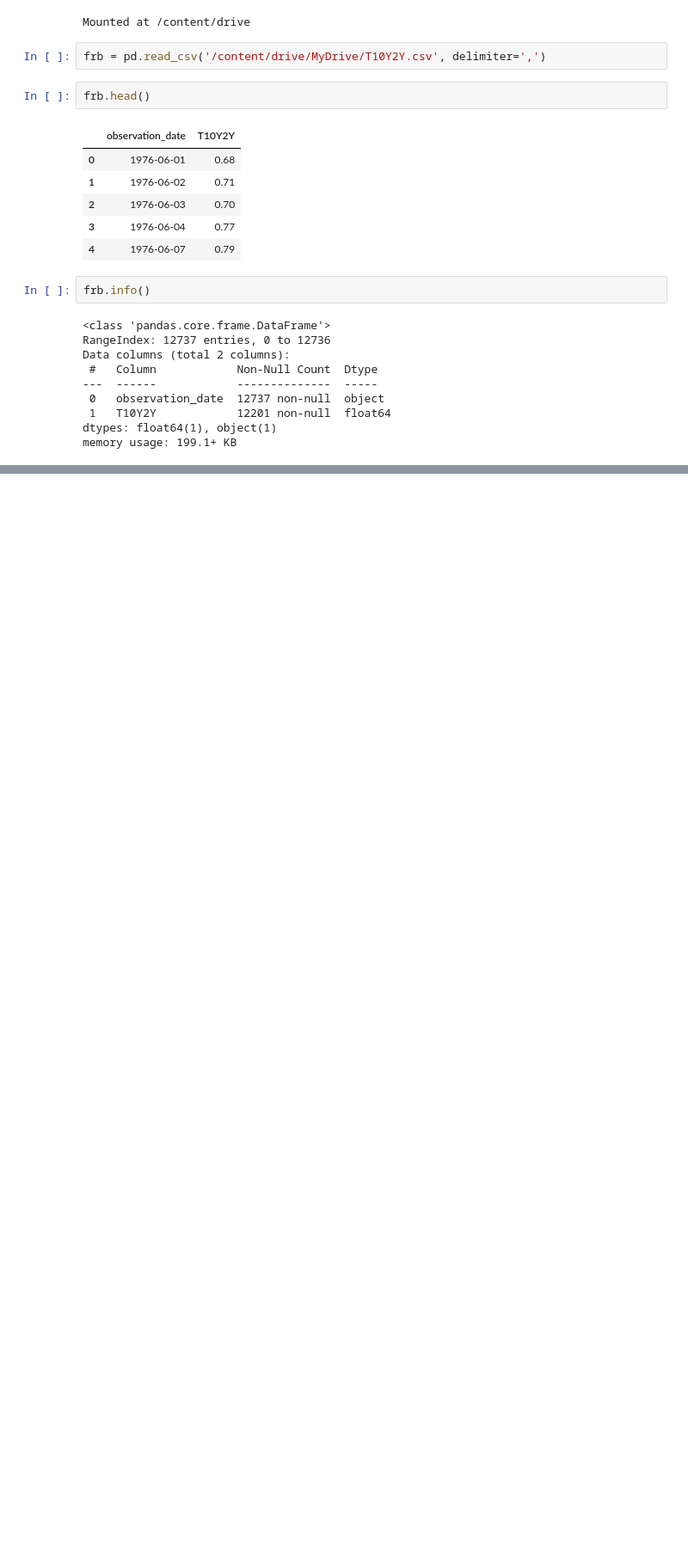
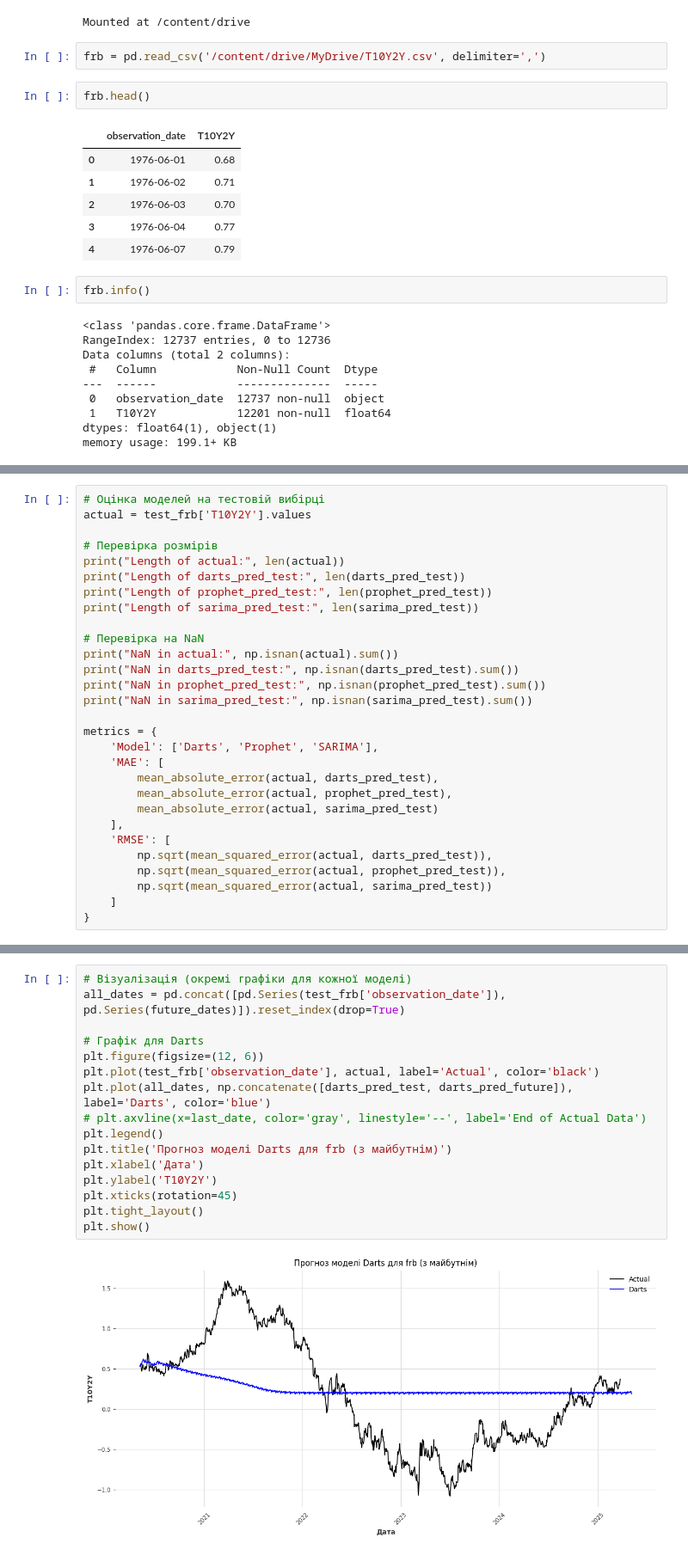
Before and after one commit to AlexKostjuk/dz_17, a Jupyter notebook: dz_17.ipynb, the cells around one changed output, grey strips where cells are left out. Shown at 86% size. Cells and saved outputs as stored; diff of their text form; blank space fills up the shorter version.

```diff
--- a/dz_17.ipynb
+++ b/dz_17.ipynb
@@ -130,0 +423,29 @@ plt.show()
+# %%
+# Оцінка моделей на тестовій вибірці
+actual = test_frb['T10Y2Y'].values
+
+# Перевірка розмірів
+print("Length of actual:", len(actual))
+print("Length of darts_pred_test:", len(darts_pred_test))
+print("Length of prophet_pred_test:", len(prophet_pred_test))
+print("Length of sarima_pred_test:", len(sarima_pred_test))
+
+# Перевірка на NaN
+print("NaN in actual:", np.isnan(actual).sum())
+print("NaN in darts_pred_test:", np.isnan(darts_pred_test).sum())
+print("NaN in prophet_pred_test:", np.isnan(prophet_pred_test).sum())
+print("NaN in sarima_pred_test:", np.isnan(sarima_pred_test).sum())
+
+metrics = {
+    'Model': ['Darts', 'Prophet', 'SARIMA'],
+    'MAE': [
+        mean_absolute_error(actual, darts_pred_test),
+        mean_absolute_error(actual, prophet_pred_test),
+        mean_absolute_error(actual, sarima_pred_test)
+    ],
+    'RMSE': [
+        np.sqrt(mean_squared_error(actual, darts_pred_test)),
+        np.sqrt(mean_squared_error(actual, prophet_pred_test)),
+        np.sqrt(mean_squared_error(actual, sarima_pred_test))
+    ]
+}
@@ -130,0 +495,18 @@ plt.show()
+# %%
+# Візуалізація (окремі графіки для кожної моделі)
+all_dates = pd.concat([pd.Series(test_frb['observation_date']), pd.Series(future_dates)]).reset_index(drop=True)
+
+# Графік для Darts
+plt.figure(figsize=(12, 6))
+plt.plot(test_frb['observation_date'], actual, label='Actual', color='black')
+plt.plot(all_dates, np.concatenate([darts_pred_test, darts_pred_future]), label='Darts', color='blue')
+# plt.axvline(x=last_date, color='gray', linestyle='--', label='End of Actual Data')
+plt.legend()
+plt.title('Прогноз моделі Darts для frb (з майбутнім)')
+plt.xlabel('Дата')
+plt.ylabel('T10Y2Y')
+plt.xticks(rotation=45)
+plt.tight_layout()
+plt.show()
+# %% [output]
+[figure, added]
```
Also changed, not shown: parts of 25 cells of this notebook.
